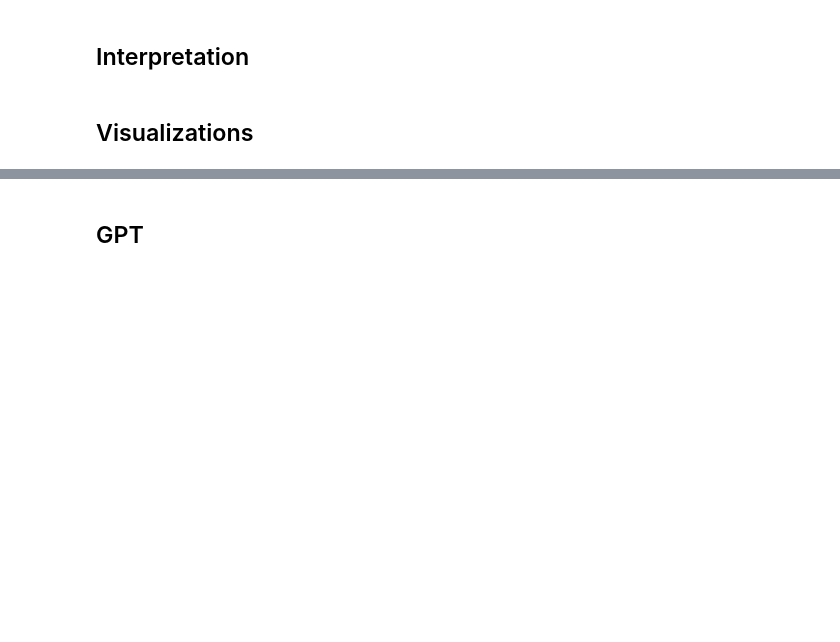
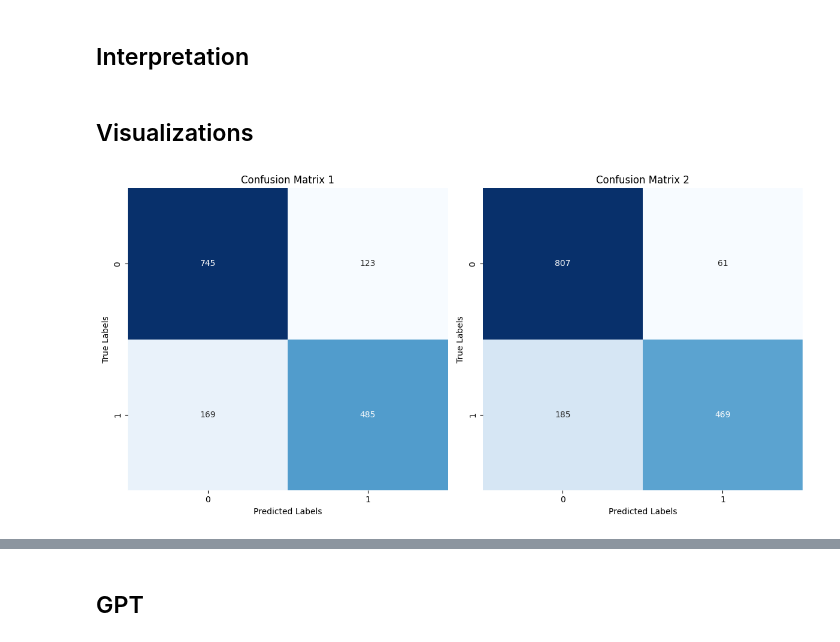
Before and after one commit to SebastianKropp/DisasterDetectionModel, a Jupyter notebook: Transformer.ipynb, the cells around one changed output, grey strips where cells are left out. Drawn from its saved outputs; the diff is of its cells as text; code cells hidden in the pictures; blank space fills up the shorter version.

```diff
--- a/Transformer.ipynb
+++ b/Transformer.ipynb
@@ -389,3 +501,0 @@ ax.plot(range(0, len(losses1)), losses1)
-# %%
-fig, ax = plt.subplots(figsize=(8, 6))
-ax.plot(range(0, len(accuracies1)), accuracies1)
@@ -505,4 +612,30 @@ print(top_words)
 # %%
 from sklearn.metrics import confusion_matrix, precision_recall_curve, roc_curve, roc_auc_score
 import seaborn as sns
+# %%
+def plot_confusion_matrix(true_labels, predicted_labels, ax):
+    # Calculate the confusion matrix
+    cm = confusion_matrix(true_labels, predicted_labels)
+
+    # Create a heatmap for the confusion matrix
+    sns.heatmap(cm, annot=True, cmap='Blues', fmt='d', cbar=False, ax=ax)
+
+    # Set axis labels and title
+    ax.set(xlabel='Predicted Labels', ylabel='True Labels')
+
+# Create a figure with two subplots for confusion matrices
+fig, axs = plt.subplots(1, 2, figsize=(12, 6))
+
+# Plot the first confusion matrix
+plot_confusion_matrix(true_labels1, predictions1, axs[0])
+axs[0].set(title='Confusion Matrix 1')
+
+# Plot the second confusion matrix
+plot_confusion_matrix(true_labels2, predictions2, axs[1])
+axs[1].set(title='Confusion Matrix 2')
+
+plt.tight_layout()
+plt.show()
+# %% [output]
+[figure, added]
 # %%
```
Also changed, not shown: parts of 27 cells of this notebook.
